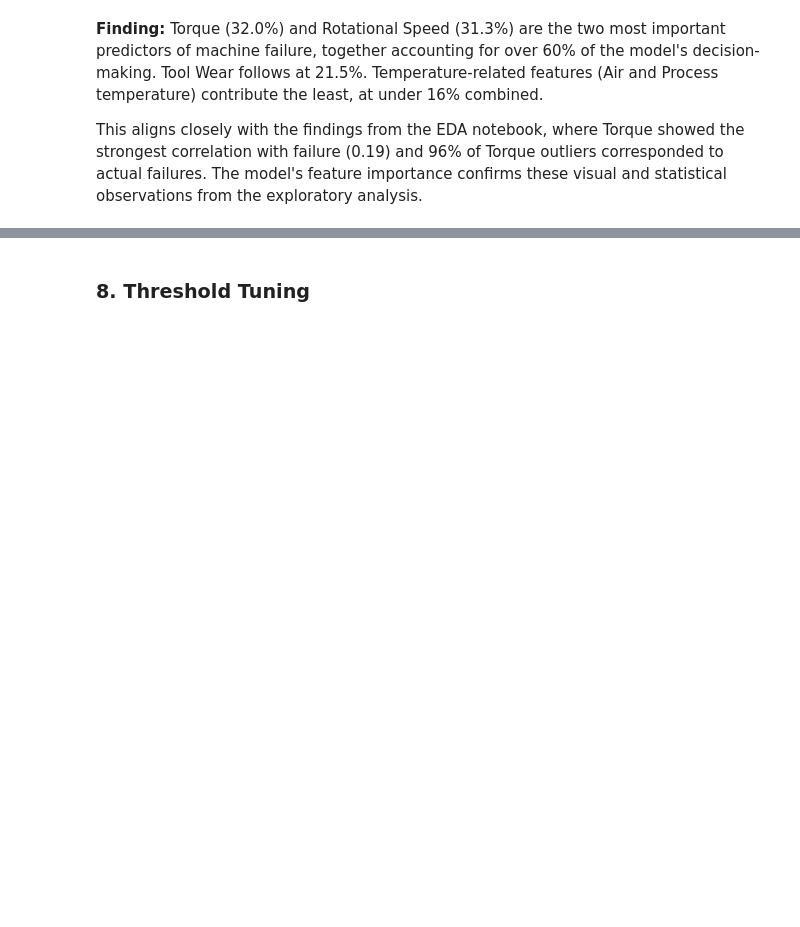
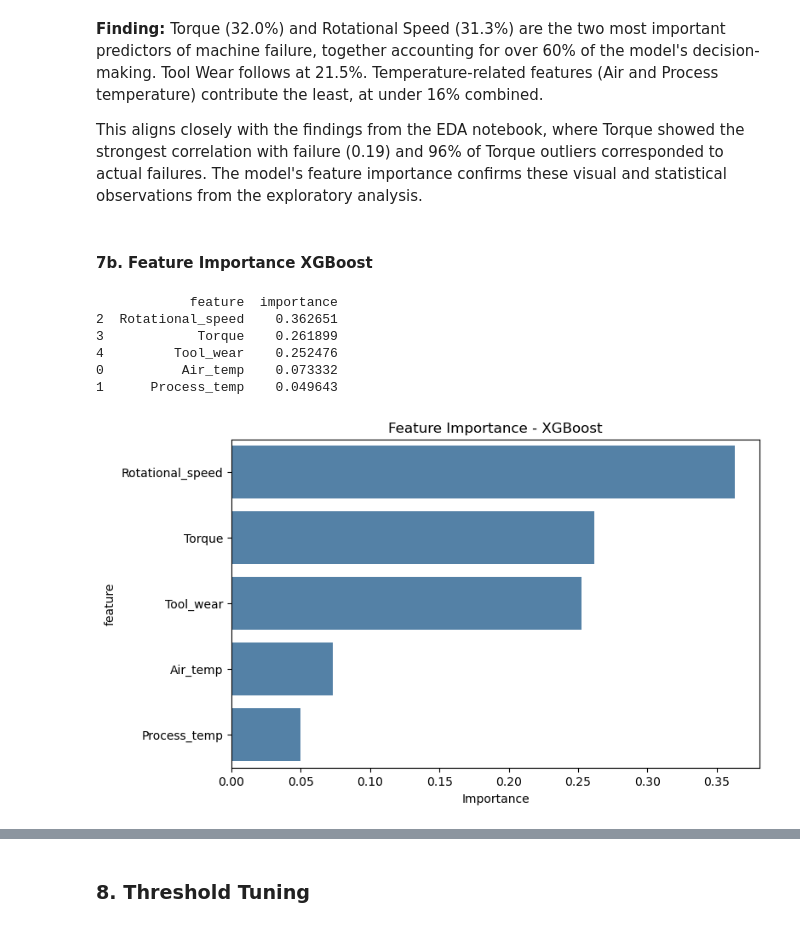
Before and after one commit to Kseniia-Kud/predictive-maintenance-eda, a Jupyter notebook: Predictive Maintenance. Failure Classification.ipynb, the cells around one changed output, grey strips where cells are left out. Drawn from its saved outputs; the diff is of its cells as text; code cells hidden in the pictures; blank space fills up the shorter version.

```diff
--- a/Predictive Maintenance. Failure Classification.ipynb
+++ b/Predictive Maintenance. Failure Classification.ipynb
@@ -164,3 +219,29 @@ Torque showed the strongest correlation with failure (0.19) and
 96% of Torque outliers corresponded to actual failures. The model's
 feature importance confirms these visual and statistical
 observations from the exploratory analysis.
+# %% [markdown]
+#### 7b. Feature Importance XGBoost
+# %%
+importances = model_xgb.feature_importances_
+
+feature_importance_df = pd.DataFrame({
+    'feature': X.columns,
+    'importance': importances
+}).sort_values('importance', ascending=False)
+
+print(feature_importance_df)
+# %% [output]
+            feature  importance
+2  Rotational_speed    0.362651
+3            Torque    0.261899
+4         Tool_wear    0.252476
+0          Air_temp    0.073332
+1      Process_temp    0.049643
+# %%
+plt.figure(figsize=(8, 5))
+sns.barplot(data=feature_importance_df, x='importance', y='feature', color='steelblue')
+plt.title('Feature Importance - XGBoost')
+plt.xlabel('Importance')
+plt.show()
+# %% [output]
+[figure, added]
```
Also changed, not shown: parts of 15 cells of this notebook.
